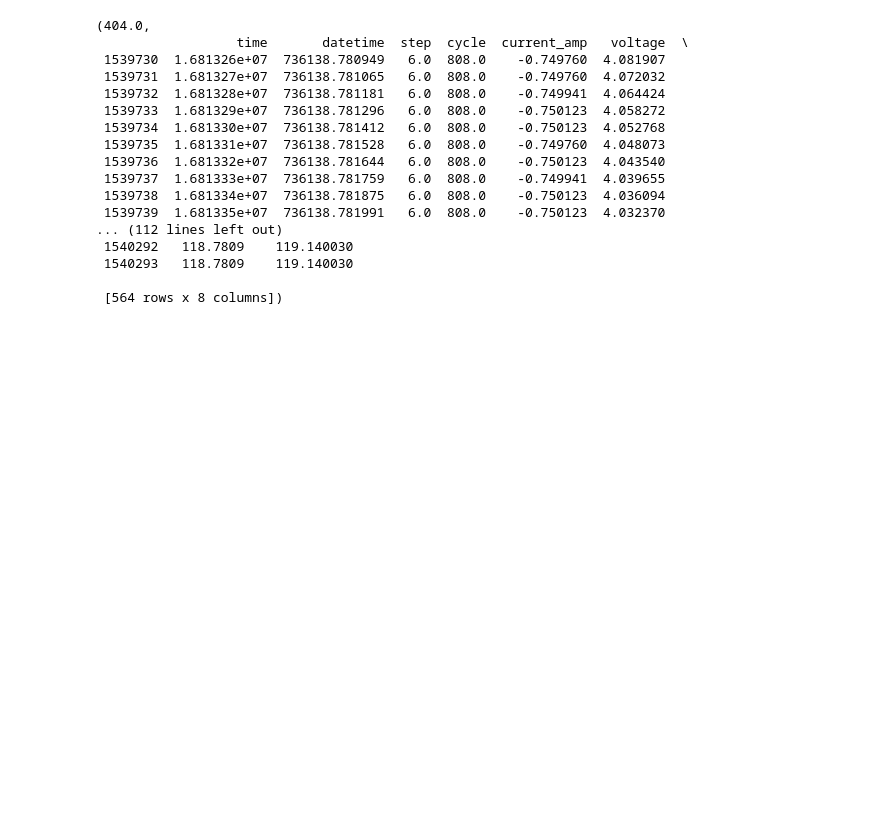
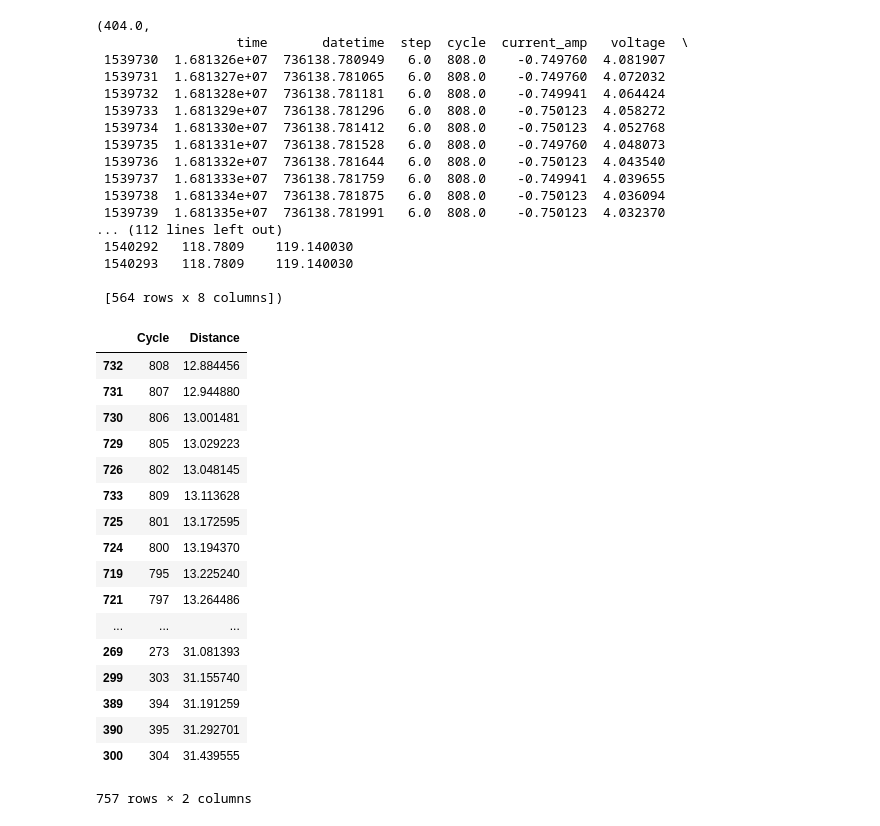
Before and after one commit to vwhu/pulolb, a Jupyter notebook: PULOLB/KNN for partial curve classification.ipynb, the cells around one changed output. Saved outputs shown, nothing was run; the diff lists cells and outputs as text; code cells hidden in the pictures; blank space fills up the shorter version.

```diff
--- a/PULOLB/KNN for partial curve classification.ipynb
+++ b/PULOLB/KNN for partial curve classification.ipynb
@@ -43,8 +43,8 @@ def distance_to_full(curve,dic):
     #Calculate the distances between the testing curve and each of the full curve cycle
     for i in range(1,len(dic.keys()) + 1):
         if i in dic.keys():
-            if i > 100:
-                b = dic[i][['voltage']].values.flatten()
+            b = dic[i][['voltage']].values.flatten()
+            if len(b) > 100: #This is to mae sure the full curve has values (check curve 102, it has only 1 value)
                 d = curve_distance(a,b)
 
                 A = [i,d]
@@ -118,3 +118,24 @@ KNN(PL03d[10]['voltage'],full_curvesd,5)
  1540293   118.7809    119.140030
 
  [564 rows x 8 columns])
+# %%
+distance_to_full(PL03d[10]['voltage'],full_curvesd)
+# %% [output]
+|  | Cycle | Distance |
+| 732 | 808 | 12.884456 |
+| 731 | 807 | 12.944880 |
+| 730 | 806 | 13.001481 |
+| 729 | 805 | 13.029223 |
+| 726 | 802 | 13.048145 |
+| 733 | 809 | 13.113628 |
+| 725 | 801 | 13.172595 |
+| 724 | 800 | 13.194370 |
+| 719 | 795 | 13.225240 |
+| 721 | 797 | 13.264486 |
+| ... | ... | ... |
+| 269 | 273 | 31.081393 |
+| 299 | 303 | 31.155740 |
+| 389 | 394 | 31.191259 |
+| 390 | 395 | 31.292701 |
+| 300 | 304 | 31.439555 |
+757 rows × 2 columns
```
Also changed, not shown: parts of 1 cell of this notebook.
